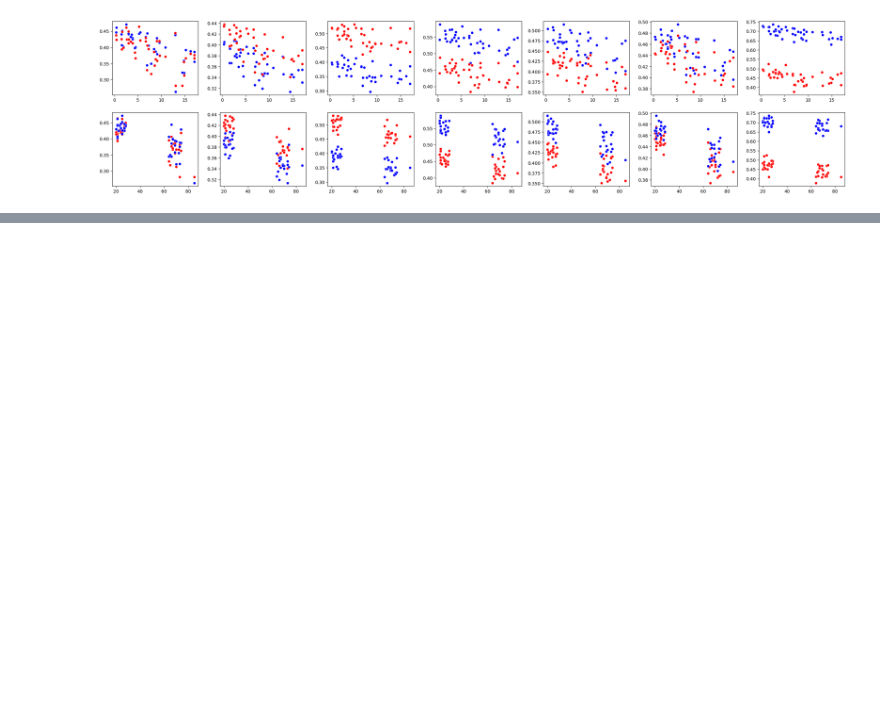
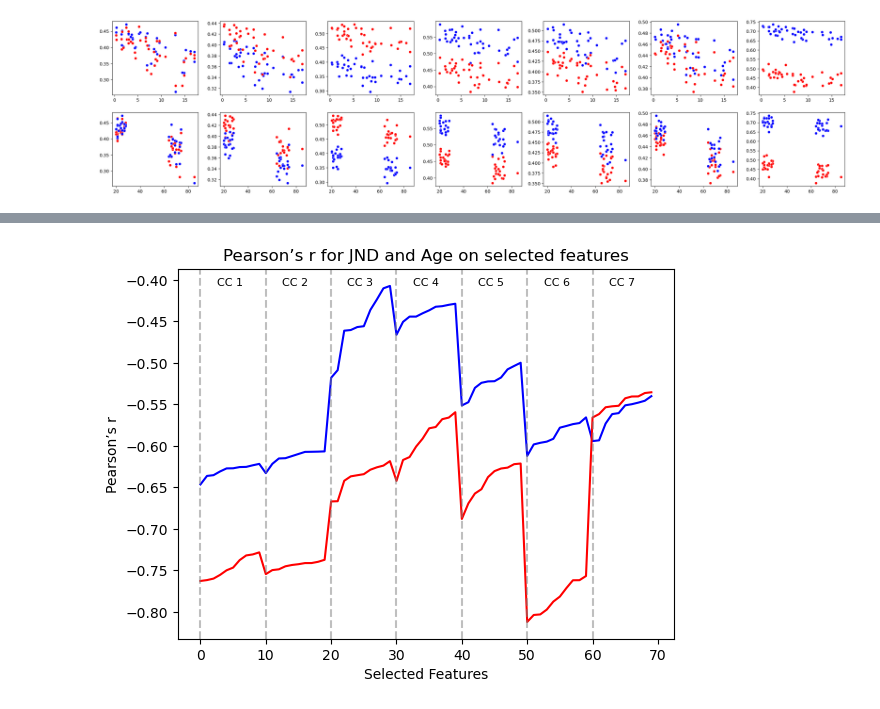
Before and after one commit to nicolascatz/CRPN_DTI_AGING_DPAKNC, a Jupyter notebook: scripts/DTI_Aging_AllPatterns_New_260313.ipynb, the cells around one changed output, grey strips where cells are left out. Cells and saved outputs as stored; diff of their text form; code cells hidden in the pictures; blank space fills up the shorter version.

Commit message:
news DF 70 and pearson

```diff
--- a/scripts/DTI_Aging_AllPatterns_New_260313.ipynb
+++ b/scripts/DTI_Aging_AllPatterns_New_260313.ipynb
@@ -394,0 +464,20 @@ plt.tight_layout(pad=2.0)
+# %%
+
+
+DTI_JND=pd.DataFrame([])
+DTI_AGE=pd.DataFrame([])
+for cc in range(1,8):
+    DTI_JND_tmp=pd.DataFrame(DTI[:,r_reg_best_features_jnd_cc_allCC[cc-1],cc-1])
+    DTI_JND_tmp.columns = [f'CC{cc}_{idx}' for idx in r_reg_best_features_jnd_cc_allCC[cc-1]]
+    DTI_JND=pd.concat([DTI_JND, DTI_JND_tmp], axis=1)
+
+    DTI_AGE_tmp=pd.DataFrame(DTI[:,r_reg_best_features_age_cc_allCC[cc-1],cc-1])
+    DTI_AGE_tmp.columns = [f'CC{cc}_{idx}' for idx in r_reg_best_features_age_cc_allCC[cc-1]]
+    DTI_AGE=pd.concat([DTI_AGE, DTI_AGE_tmp], axis=1)
+
+print(r_reg_best_features_jnd_cc_allCC)
+print(r_reg_best_features_age_cc_allCC)
+
+
+DTI_JND.describe()
+DTI_JND
@@ -394,0 +517,17 @@ plt.tight_layout(pad=2.0)
+# %%
+cc=1
+r_reg_jnd70 = r_regression(DTI_JND, jnd)
+r_reg_age70 = r_regression(DTI_AGE, age)
+
+
+plt.plot(r_reg_jnd70, color='blue', label='Pearson’s r JND')
+plt.plot(r_reg_age70, color='red', label='Pearson’s r Age')
+
+for i in range(7):
+    plt.axvline(x=i*10, color='gray', linestyle='--', alpha=0.5)
+    plt.text(i*10 + 2.5, max(max(r_reg_jnd70), max(r_reg_age70)), f'CC {i+1}', color='black', fontsize=8)
+    plt.title('Pearson’s r for JND and Age on selected features')
+    plt.ylabel('Pearson’s r')
+    plt.xlabel('Selected Features')
+# %% [output]
+[figure, added]
```
Also changed, not shown: parts of 7 cells of this notebook.
